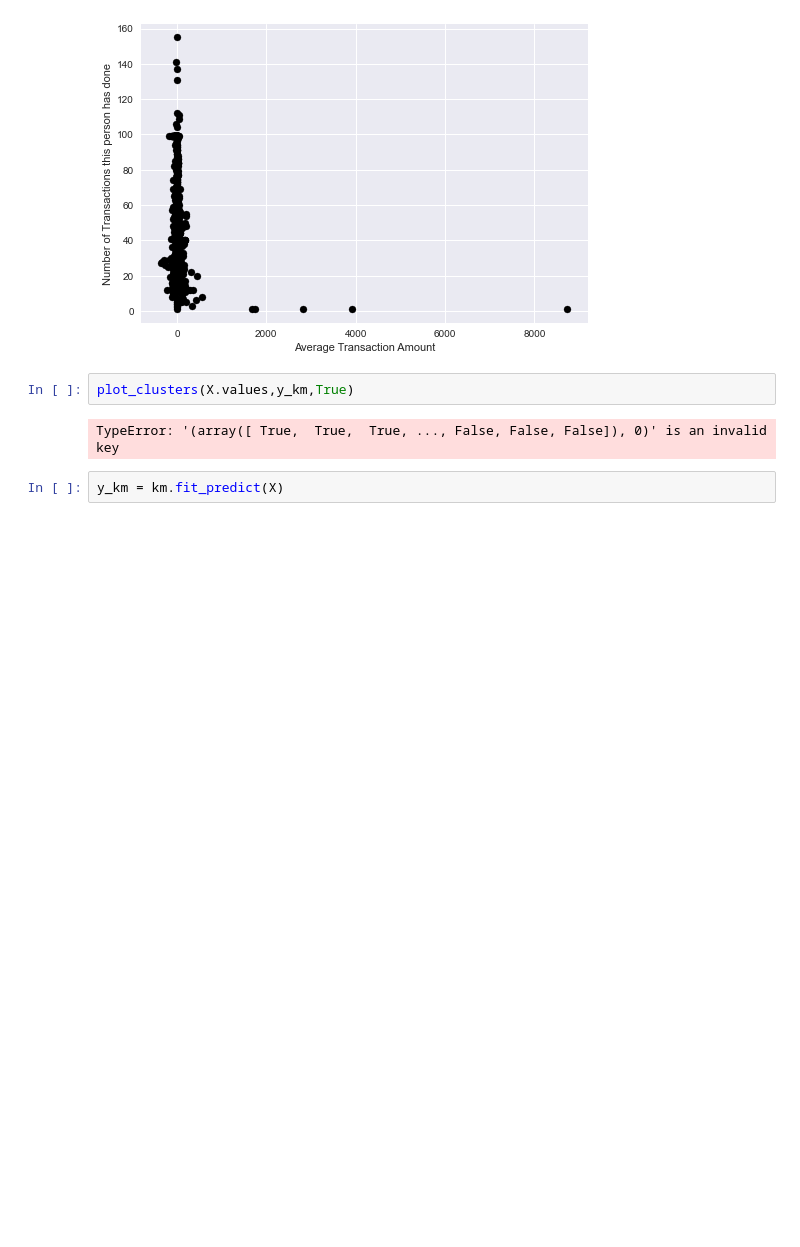
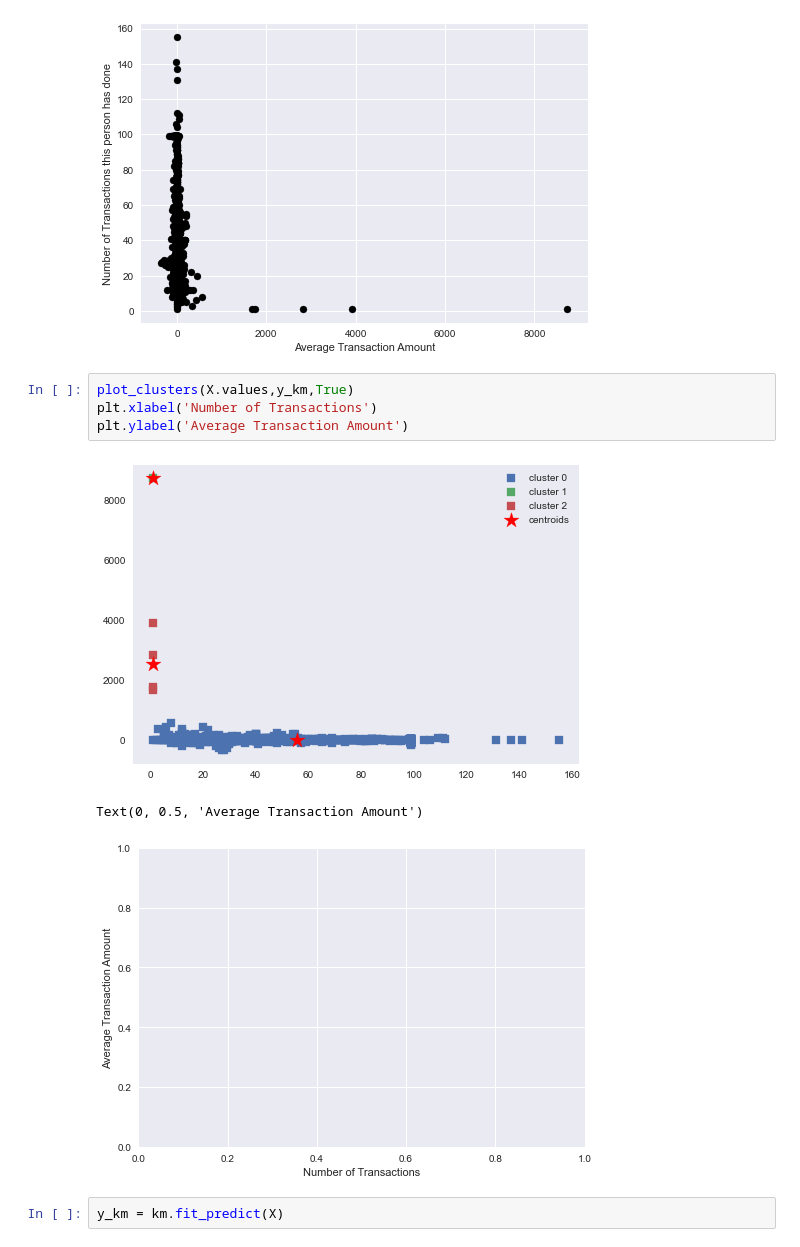
Before and after one commit to JamesKha/mini-project-III, a Jupyter notebook: mini-project-III.ipynb, the cells around one changed output. Drawn from its saved outputs; the diff is of its cells as text; blank space fills up the shorter version.

```diff
--- a/mini-project-III.ipynb
+++ b/mini-project-III.ipynb
@@ -162,8 +162,12 @@ Text(0, 0.5, 'Number of Transactions this person has done')
 [figure]
 # %%
 plot_clusters(X.values,y_km,True)
+plt.xlabel('Number of Transactions')
+plt.ylabel('Average Transaction Amount')
 # %% [output]
+[figure, added]
-TypeError: '(array([ True,  True,  True, ..., False, False, False]), 0)' is an invalid key
+Text(0, 0.5, 'Average Transaction Amount')
+[figure, added]
 # %%
 y_km = km.fit_predict(X)
 # %%
```
Also changed, not shown: parts of 2 cells of this notebook.
